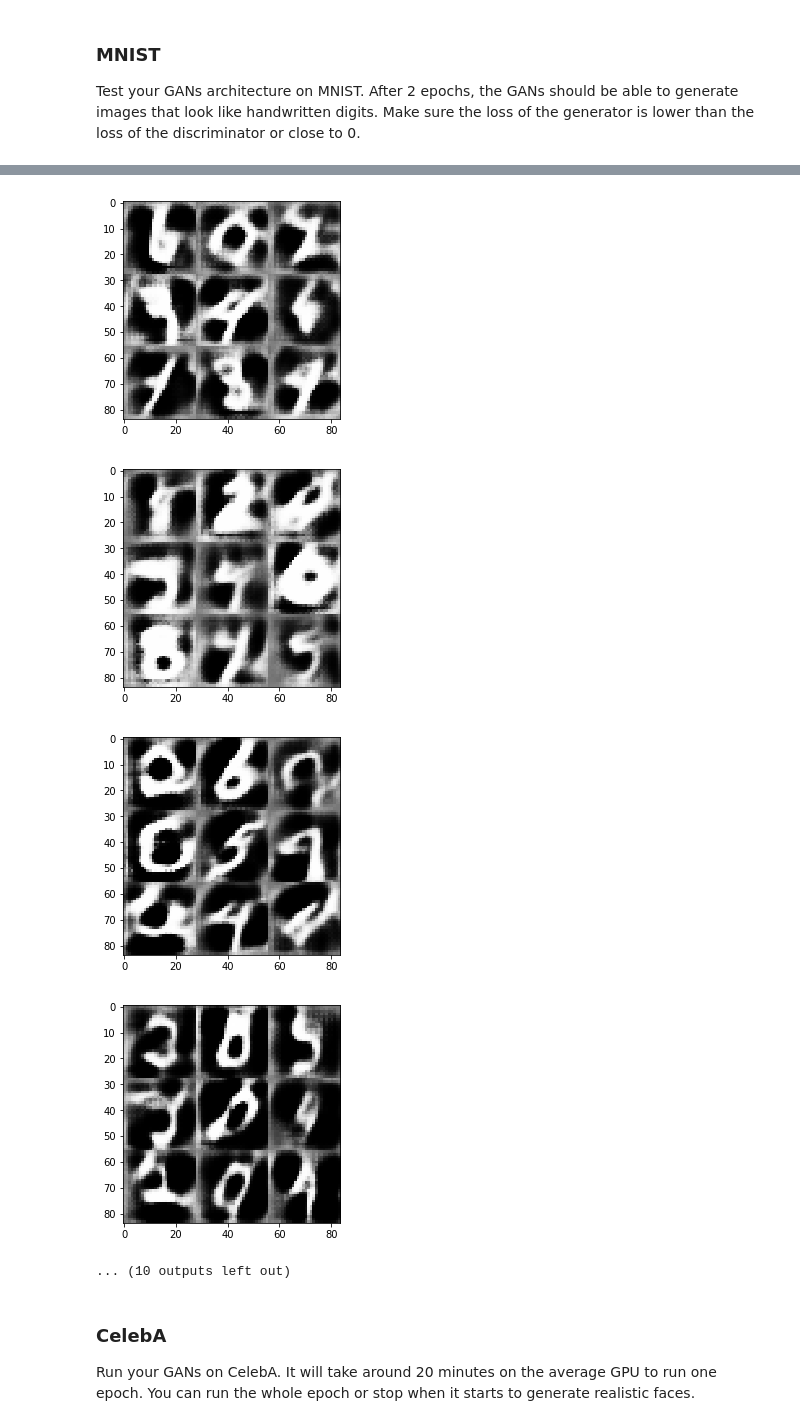
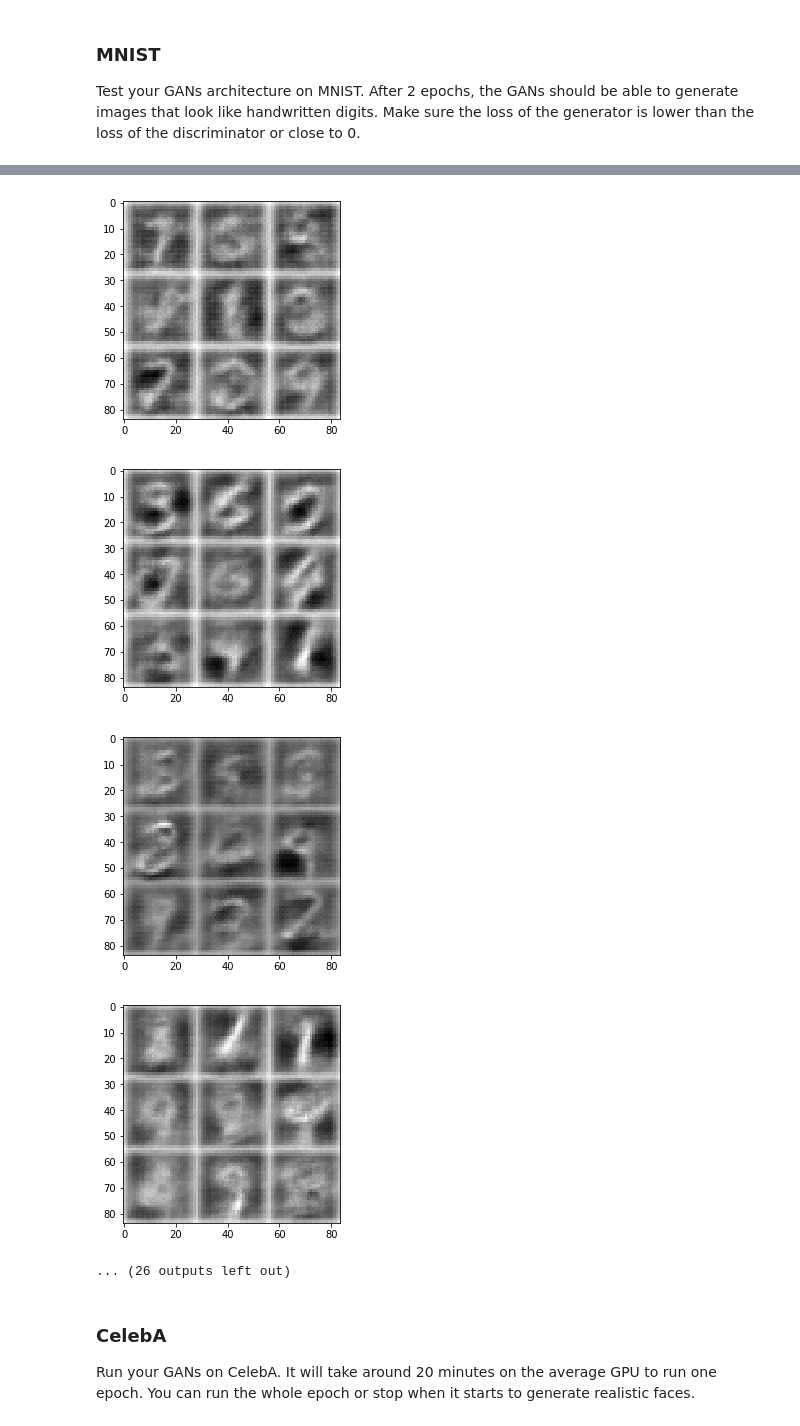
Before and after one commit to bringingkatigbak/GAN-face-generator, a Jupyter notebook: dlnd_face_generation.ipynb, the cells around one changed output, grey strips where cells are left out. Cells and saved outputs as stored; diff of their text form; code cells hidden in the pictures.

```diff
--- a/dlnd_face_generation.ipynb
+++ b/dlnd_face_generation.ipynb
@@ -165,7 +165,11 @@ def discriminator(images, reuse=False):
         bn4 = tf.layers.batch_normalization(conv4, training=True)
         bn4 = tf.maximum(alpha*bn4, bn4)
 
-        flat = tf.reshape(bn4, (-1, 4*4*512))
+        conv5 = tf.layers.conv2d(bn4, 1024, 5, strides=1, padding="same")
+        bn5 = tf.layers.batch_normalization(conv5, training=True)
+        bn5 = tf.maximum(alpha*bn5, bn5)
+
+        flat = tf.reshape(bn5, (-1, 4*4*1024))
         #print("flat: ",flat.shape)
 
         logits = tf.layers.dense(flat, 1)
@@ -193,30 +197,30 @@ def generator(z, out_channel_dim, is_train=True):
     :param is_train: Boolean if generator is being used for training
     :return: The tensor output of the generator
     """
-    alpha = 0.13
+    alpha = 0.66
     with tf.variable_scope("generator", reuse=not is_train):
         layer1 = tf.layers.dense(z, 7*7*1024)
 
         layer1 = tf.reshape(layer1, (-1, 7, 7, 1024))
         layer1 = tf.layers.batch_normalization(layer1, training=is_train)
-        layer1 = tf.maximum(alpha*layer1, layer1)
+        layer1 = tf.maximum(alpha*alpha*alpha*alpha*alpha*layer1, layer1)
         # 7x7x512
 
         layer2 = tf.layers.conv2d_transpose(layer1, 512, 5, strides=2, padding="same")
         layer2 = tf.layers.batch_normalization(layer2, training=is_train)
-        layer2 = tf.maximum(alpha*layer2, layer2)
+        layer2 = tf.maximum(alpha*alpha*alpha*alpha*layer2, layer2)
         # 14x14x256
         #print(layer2.shape)
 
         layer3 = tf.layers.conv2d_transpose(layer2, 256, 5, strides=2, padding="same")
         layer3 = tf.layers.batch_normalization(layer3, training=is_train)
-        layer3 = tf.maximum(alpha*layer3, layer3)
+        layer3 = tf.maximum(alpha*alpha*alpha*layer3, layer3)
         # 14x14x128
         #print(layer3.shape)
 
         layer4 = tf.layers.conv2d_transpose(layer3, 128, 5, strides=1, padding="same")
         layer4 = tf.layers.batch_normalization(layer4, training=is_train)
-        layer4 = tf.maximum(alpha*layer4, layer4)
+        layer4 = tf.maximum(alpha*alpha*layer4, layer4)
 
         layer5 = tf.layers.conv2d_transpose(layer4, 64, 5, strides=1, padding="same")
         layer5 = tf.layers.batch_normalization(layer5, training=is_train)
@@ -403,8 +407,8 @@ Test your GANs architecture on MNIST.  After 2 epochs, the GANs should be able t
 # %%
 batch_size = 32
 z_dim = 128
-learning_rate = 0.0004
-beta1 = 0.0003
+learning_rate = 0.0001
+beta1 = 0.003
 
 
 """
@@ -428,8 +432,8 @@ with tf.Graph().as_default():
-[figure, old version]
+[figure, new version]
-[figure, old version]
+[figure, new version]
-[figure, old version]
+[figure, new version]
-[figure, old version]
+[figure, new version]
-... (10 outputs left out)
+... (26 outputs left out)
 # %% [markdown]
 ### CelebA
 Run your GANs on CelebA.  It will take around 20 minutes on the average GPU to run one epoch.  You can run the whole epoch or stop when it starts to generate realistic faces.
```
Also changed, not shown: parts of 2 cells of this notebook.
